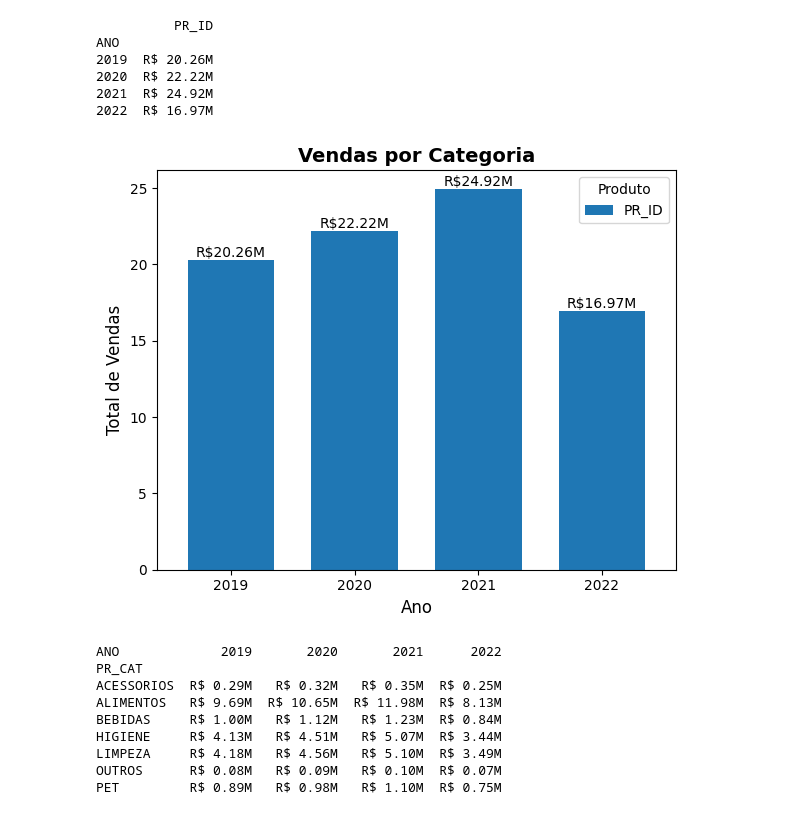
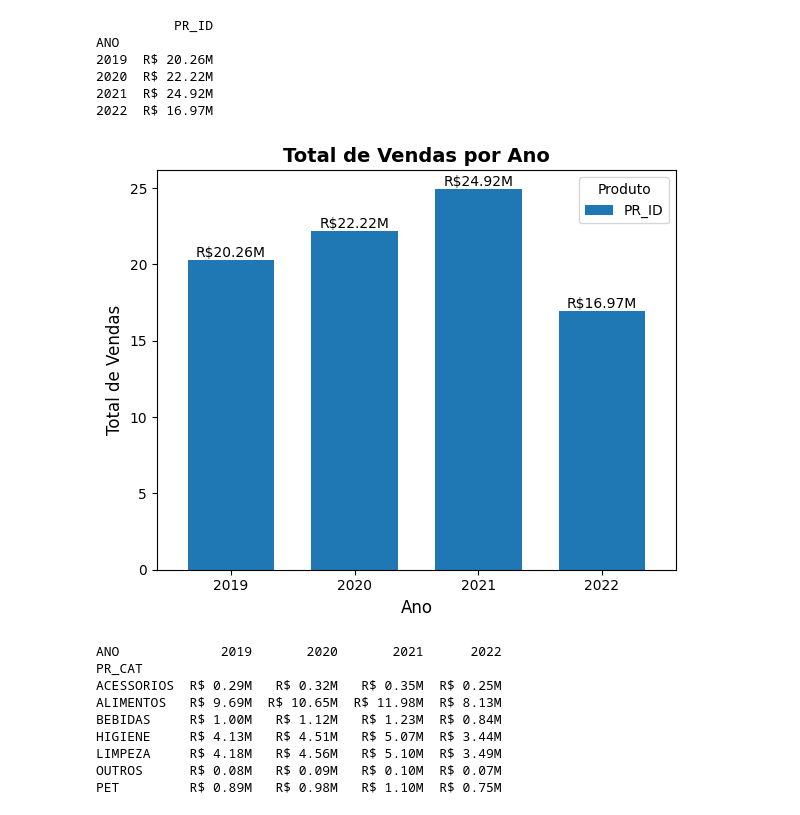
Before and after one commit to RenataFernandes-jpg/https---github.com-RenataFernandes-jpg-Miniprojeto_RenataFernandes_T2, a Jupyter notebook: Notebook/Projeto Varejo.ipynb, the cells around one changed output. Saved outputs shown, nothing was run; the diff lists cells and outputs as text; code cells hidden in the pictures.

```diff
--- a/Notebook/Projeto Varejo.ipynb
+++ b/Notebook/Projeto Varejo.ipynb
@@ -282,24 +282,24 @@ ANO
 # %%
 #Gráfico de barras para a distribuição de vendas por ano
 fig, ax = plt.subplots(figsize=(6, 5))
 
 grafico = QTD_VEN_2.plot(kind='bar',ax=ax, stacked=True, width=0.7)
 
 
-ax.set_title('Vendas por Categoria', fontsize=14, fontweight='bold')
+ax.set_title('Total de Vendas por Ano', fontsize=14, fontweight='bold')
 ax.set_xlabel('Ano', fontsize=12)
 ax.set_ylabel('Total de Vendas', fontsize=12)
 
 ax.bar_label(ax.containers[0], label_type="edge", color='black', fmt='R${:.2f}M')
 if len(ax.containers) > 1:
     ax.bar_label(ax.containers[1], label_type="edge", color='black', fmt='R${:.2f}M')
 
 plt.xticks(rotation=0)
 plt.legend(title='Produto')
 plt.tight_layout()
 plt.show()
 # %% [output]
-[figure, old version]
+[figure, new version]
 # %%
 #Analise de vendas por categoria anual
 QTD_CAT_2 = pd.pivot_table(
```
